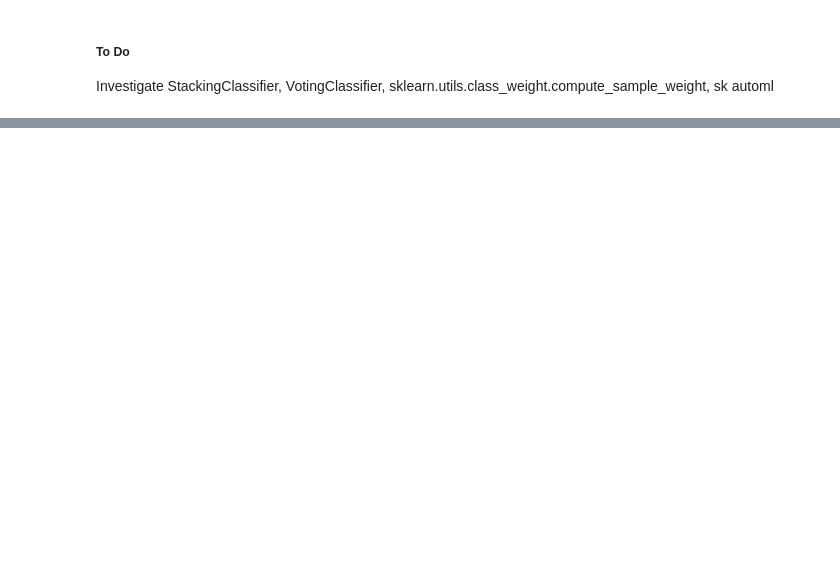
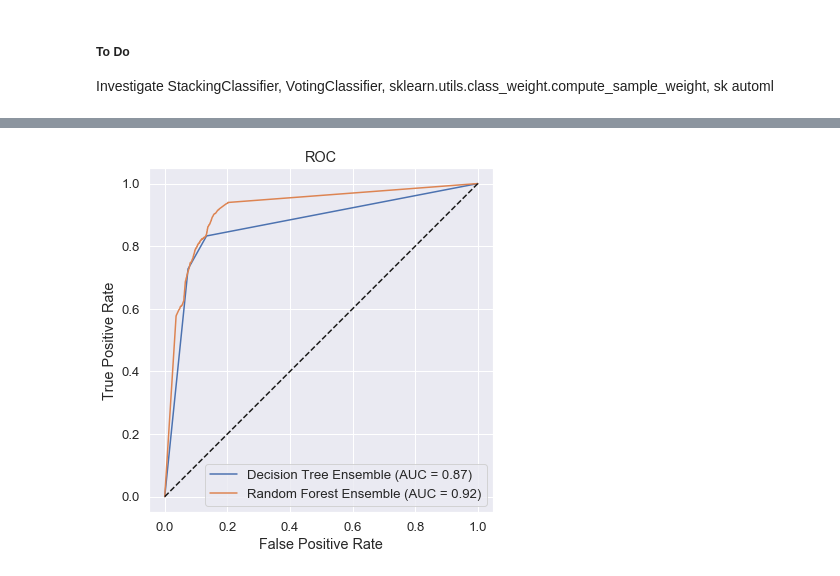
Before and after one commit to kchien3/identifying-toxic-wikipedia-comments, a Jupyter notebook: toxic_comments_project.ipynb, the cells around one changed output, grey strips where cells are left out. Saved outputs shown, nothing was run; the diff lists cells and outputs as text; code cells hidden in the pictures; blank space fills up the shorter version.

```diff
--- a/toxic_comments_project.ipynb
+++ b/toxic_comments_project.ipynb
@@ -745,0 +692,30 @@ attack_worker_demographics = pd.read_csv('data/4054689/attack_worker_demographic
+# %%
+%%time
+# soft classification is better than hard classification when building a model-of-models ensemble
+lr_pred_prob_tr = lr.predict_proba(X_train)[:, 1]
+lgbm_pred_prob_tr = lgbm.predict_proba(X_train)[:, 1]
+svm_pred_prob_tr = svm.predict(X_train)
+mnb_pred_prob_tr = mnb.predict_proba(X_train)[:, 1]
+sk_rf_pred_prob_tr = sk_rf.predict_proba(X_train)[:, 1]
+
+lr_pred_prob_te = lr.predict_proba(X_test)[:, 1]
+lgbm_pred_prob_te = lgbm.predict_proba(X_test)[:, 1]
+svm_pred_prob_te = svm.predict(X_test)
+mnb_pred_prob_te = mnb.predict_proba(X_test)[:, 1]
+sk_rf_pred_prob_te = sk_rf.predict_proba(X_test)[:, 1]
+
+# Hard classification results in information loss and ensembled model performs worse
+# lr_pred_prob_tr = lr.predict(X_train)
+# lgbm_pred_prob_tr = lgbm.predict(X_train)
+# svm_pred_prob_tr = svm.predict(X_train)
+# mnb_pred_prob_tr = mnb.predict(X_train)
+# sk_rf_pred_prob_tr = sk_rf.predict(X_train)
+
+# lr_pred_prob_te = lr.predict(X_test)
+# lgbm_pred_prob_te = lgbm.predict(X_test)
+# svm_pred_prob_te = svm.predict(X_test)
+# mnb_pred_prob_te = mnb.predict(X_test)
+# sk_rf_pred_prob_te = sk_rf.predict(X_test)
+
+X_train_ensemble = np.stack((lr_pred_prob_tr, lgbm_pred_prob_tr, svm_pred_prob_tr, mnb_pred_prob_tr, sk_rf_pred_prob_tr)).T
+X_test_ensemble = np.stack((lr_pred_prob_te, lgbm_pred_prob_te, svm_pred_prob_te, mnb_pred_prob_te, sk_rf_pred_prob_te)).T
@@ -745,0 +726,6 @@ attack_worker_demographics = pd.read_csv('data/4054689/attack_worker_demographic
+# %%
+dt_ensemble = DecisionTreeClassifier()
+sk_rf_ensemble = RandomForestClassifier()
+# %%
+dt_ensemble.fit(X_train_ensemble, y_train)
+sk_rf_ensemble.fit(X_train_ensemble, y_train)
@@ -745,0 +741,11 @@ attack_worker_demographics = pd.read_csv('data/4054689/attack_worker_demographic
+# %%
+# Performance of model-of-model ensembles
+sns.set(font_scale=1.2)
+fig, ax = plt.subplots(figsize=(8, 6), tight_layout=True)
+plot_roc_curve(dt_ensemble, X_test_ensemble, y_test, ax=ax, name='Decision Tree Ensemble')
+plot_roc_curve(sk_rf_ensemble, X_test_ensemble, y_test, ax=ax, name='Random Forest Ensemble')
+ax.plot([0, 1], [0, 1], 'k--')
+ax.set(aspect='equal', title='ROC')
+plt.show()
+# %% [output]
+[figure, added]
```
Also changed, not shown: parts of 77 cells of this notebook.
